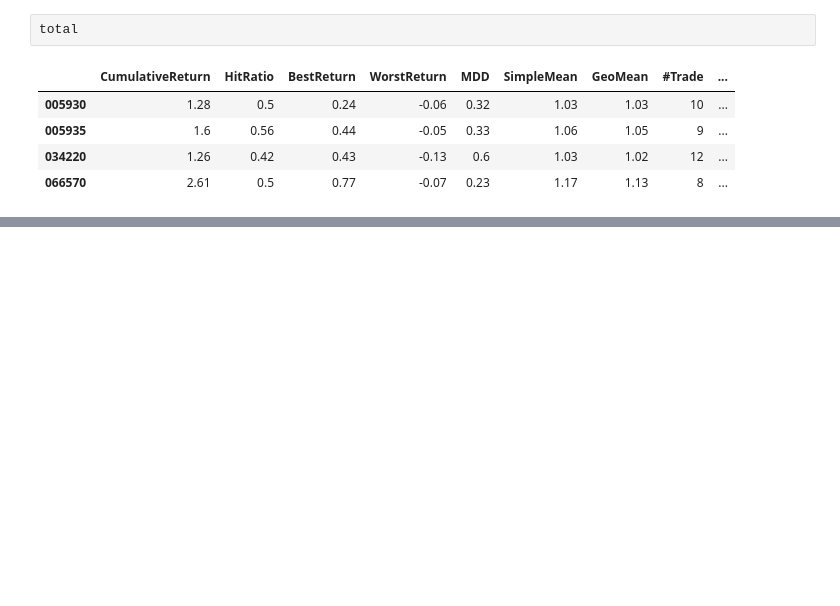
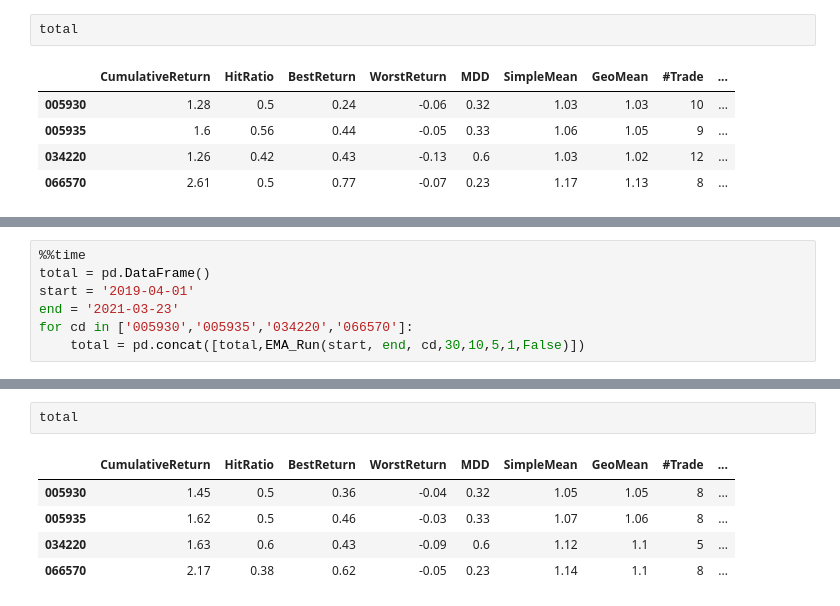
Before and after one commit to hossunny/StockTradingAutomation, a Jupyter notebook: TechnicalIndicator/MAC_ENG.ipynb, the cells around one changed output, grey strips where cells are left out. Cells and saved outputs as stored; diff of their text form; blank space fills up the shorter version.

```diff
--- a/TechnicalIndicator/SMA_ENG.ipynb
+++ b/TechnicalIndicator/MAC_ENG.ipynb
@@ -170,0 +250,7 @@ total
+# %%
+%%time
+total = pd.DataFrame()
+start = '2019-04-01'
+end = '2021-03-23'
+for cd in ['005930','005935','034220','066570']:
+    total = pd.concat([total,EMA_Run(start, end, cd,30,10,5,1,False)])
@@ -170,0 +259,8 @@ total
+# %%
+total
+# %% [output]
+|  | CumulativeReturn | HitRatio | BestReturn | WorstReturn | MDD | SimpleMean | GeoMean | #Trade | ... |
+| 005930 | 1.45 | 0.5 | 0.36 | -0.04 | 0.32 | 1.05 | 1.05 | 8 | ... |
+| 005935 | 1.62 | 0.5 | 0.46 | -0.03 | 0.33 | 1.07 | 1.06 | 8 | ... |
+| 034220 | 1.63 | 0.6 | 0.43 | -0.09 | 0.6 | 1.12 | 1.1 | 5 | ... |
+| 066570 | 2.17 | 0.38 | 0.62 | -0.05 | 0.23 | 1.14 | 1.1 | 8 | ... |
```
Also changed, not shown: parts of 12 cells of this notebook.
